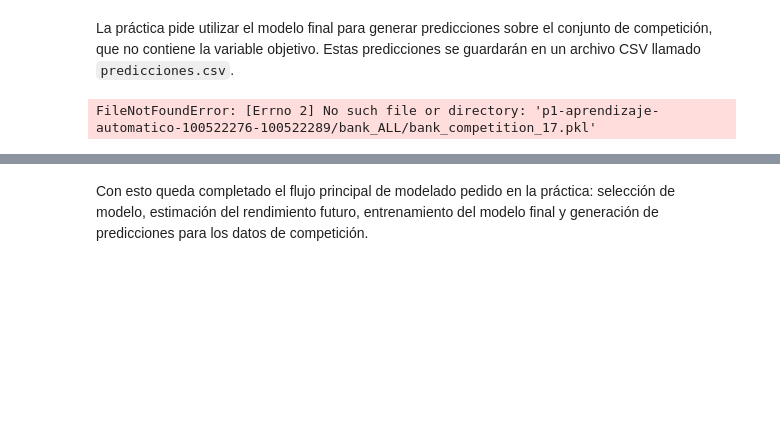
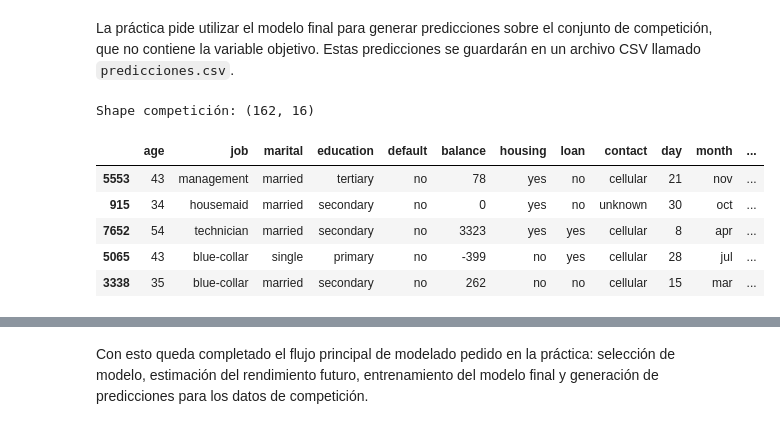
Before and after one commit to egonzalez100522276/p1-aprendizaje-automatico-100522276-100522289, a Jupyter notebook: 1_eda_eleccion_modelos.ipynb, the cells around one changed output, grey strips where cells are left out. Drawn from its saved outputs; the diff is of its cells as text; code cells hidden in the pictures; blank space fills up the shorter version.

Commit message:
update competition filepath

```diff
--- a/1_eda_eleccion_modelos.ipynb
+++ b/1_eda_eleccion_modelos.ipynb
@@ -1406,14 +1406,20 @@ El modelo final se guarda en un fichero para poder reutilizarlo posteriormente t
 # %% [markdown]
 La práctica pide utilizar el modelo final para generar predicciones sobre el conjunto de competición, que no contiene la variable objetivo. Estas predicciones se guardarán en un archivo CSV llamado `predicciones.csv`.
 # %%
-RUTA_COMPETICION = "p1-aprendizaje-automatico-100522276-100522289/bank_ALL/bank_competition_17.pkl"
+RUTA_COMPETICION = "p1-aprendizaje-automatico-100522276-100522289/bank_ALL/bank_competition.pkl"
 
 df_comp = pd.read_pickle(RUTA_COMPETICION)
 
 print("Shape competición:", df_comp.shape)
 display(df_comp.head())
 # %% [output]
-FileNotFoundError: [Errno 2] No such file or directory: 'p1-aprendizaje-automatico-100522276-100522289/bank_ALL/bank_competition_17.pkl'
+Shape competición: (162, 16)
+|  | age | job | marital | education | default | balance | housing | loan | contact | day | month | ... |
+| 5553 | 43 | management | married | tertiary | no | 78 | yes | no | cellular | 21 | nov | ... |
+| 915 | 34 | housemaid | married | secondary | no | 0 | yes | no | unknown | 30 | oct | ... |
+| 7652 | 54 | technician | married | secondary | no | 3323 | yes | yes | cellular | 8 | apr | ... |
+| 5065 | 43 | blue-collar | single | primary | no | -399 | no | yes | cellular | 28 | jul | ... |
+| 3338 | 35 | blue-collar | married | secondary | no | 262 | no | no | cellular | 15 | mar | ... |
 # %%
 df_comp = df_comp.copy()
 
```
Also changed, not shown: parts of 11 cells of this notebook.
